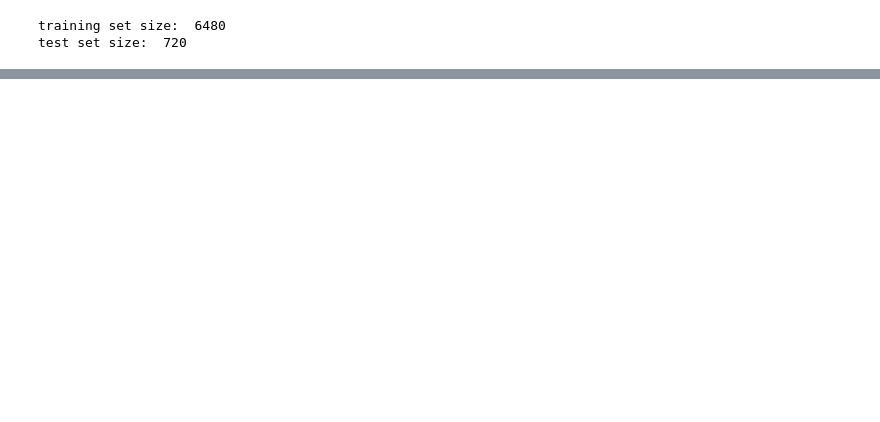
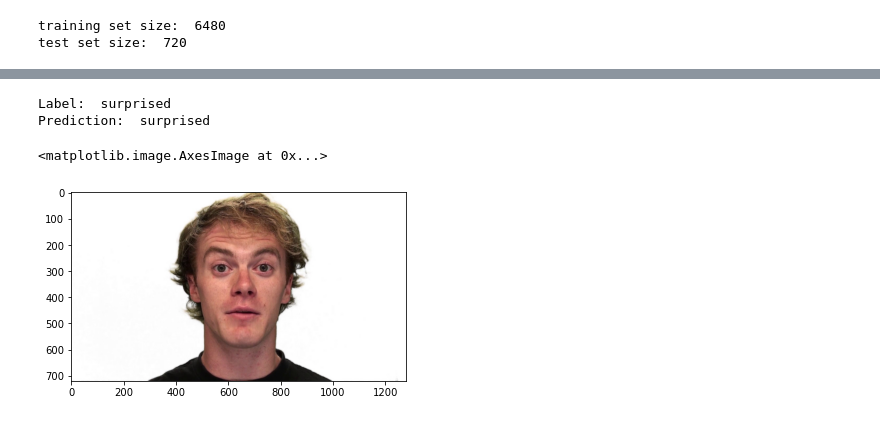
Before and after one commit to Ale-Ba2lero/Multimodal-Emotion-Analysis, a Jupyter notebook: face_emotion_classifier.ipynb, the cells around one changed output, grey strips where cells are left out. Saved outputs shown, nothing was run; the diff lists cells and outputs as text; code cells hidden in the pictures; blank space fills up the shorter version.

```diff
--- a/face_emotion_classifier.ipynb
+++ b/face_emotion_classifier.ipynb
@@ -108,0 +99,12 @@ testClassess(model, testset_loader, 8)
+# %%
+image, cat = getRandomImage(folder_path)
+
+print('Label: ', emocat[cat])
+print('Prediction: ', emocat[predict(model, image, IMG_SIZE)])
+
+plt.imshow(image)
+# %% [output]
+Label:  surprised
+Prediction:  surprised
+<matplotlib.image.AxesImage at 0x...>
+[figure, added]
```
Also changed, not shown: parts of 6 cells of this notebook, 3 other files.
